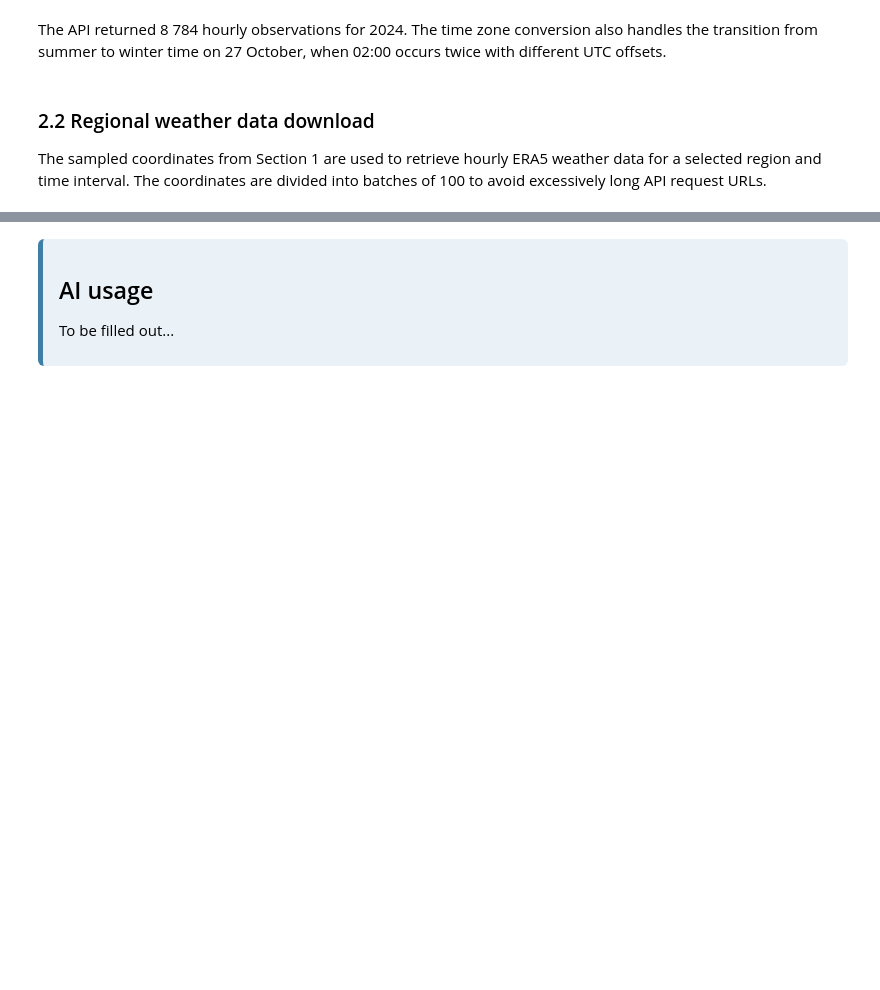
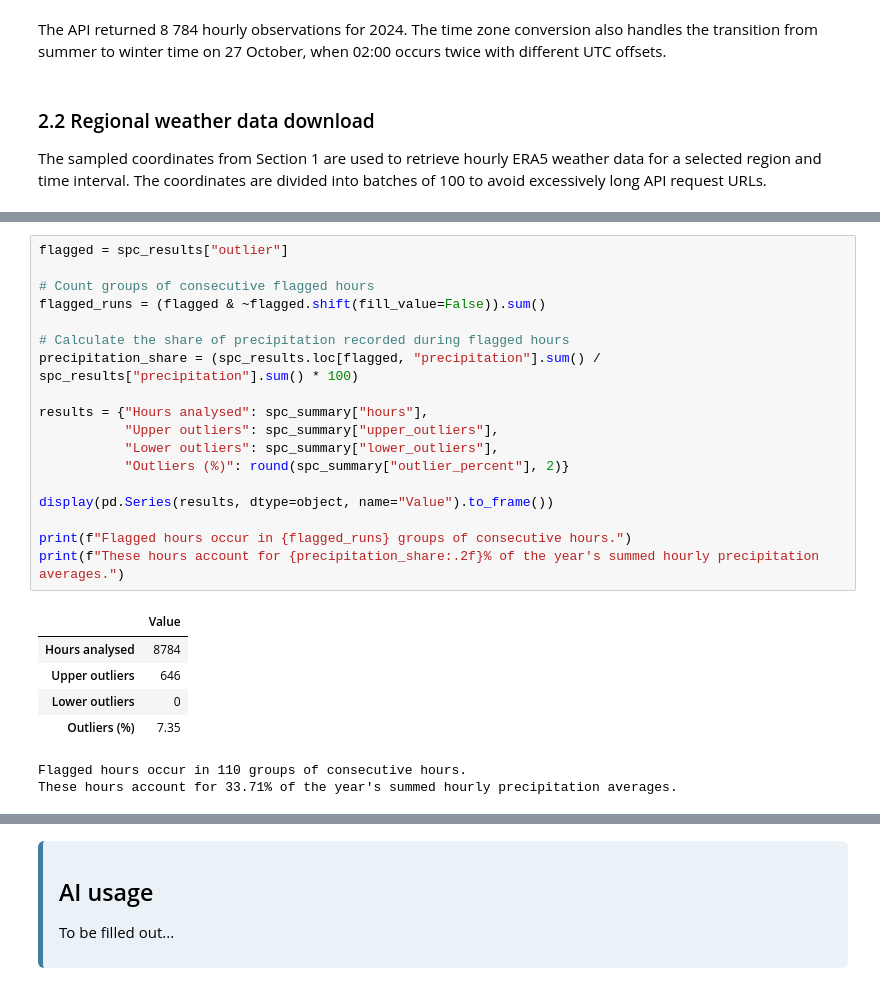
Before and after one commit to kahalandkh/IND320-kahaland, a Jupyter notebook: notebooks/project_work_part3.ipynb, the cells around one changed output, grey strips where cells are left out. Saved outputs shown, nothing was run; the diff lists cells and outputs as text; blank space fills up the shorter version.

```diff
--- a/notebooks/project_work_part3.ipynb
+++ b/notebooks/project_work_part3.ipynb
@@ -320,0 +433,26 @@ API responses: 1000
+# %%
+flagged = spc_results["outlier"]
+
+# Count groups of consecutive flagged hours
+flagged_runs = (flagged & ~flagged.shift(fill_value=False)).sum()
+
+# Calculate the share of precipitation recorded during flagged hours
+precipitation_share = (spc_results.loc[flagged, "precipitation"].sum() / spc_results["precipitation"].sum() * 100)
+
+results = {"Hours analysed": spc_summary["hours"],
+           "Upper outliers": spc_summary["upper_outliers"],
+           "Lower outliers": spc_summary["lower_outliers"],
+           "Outliers (%)": round(spc_summary["outlier_percent"], 2)}
+
+display(pd.Series(results, dtype=object, name="Value").to_frame())
+
+print(f"Flagged hours occur in {flagged_runs} groups of consecutive hours.")
+print(f"These hours account for {precipitation_share:.2f}% of the year's summed hourly precipitation averages.")
+# %% [output]
+|  | Value |
+| Hours analysed | 8784 |
+| Upper outliers | 646 |
+| Lower outliers | 0 |
+| Outliers (%) | 7.35 |
+Flagged hours occur in 110 groups of consecutive hours.
+These hours account for 33.71% of the year's summed hourly precipitation averages.
```
Also changed, not shown: parts of 14 cells of this notebook, 5 other files.
